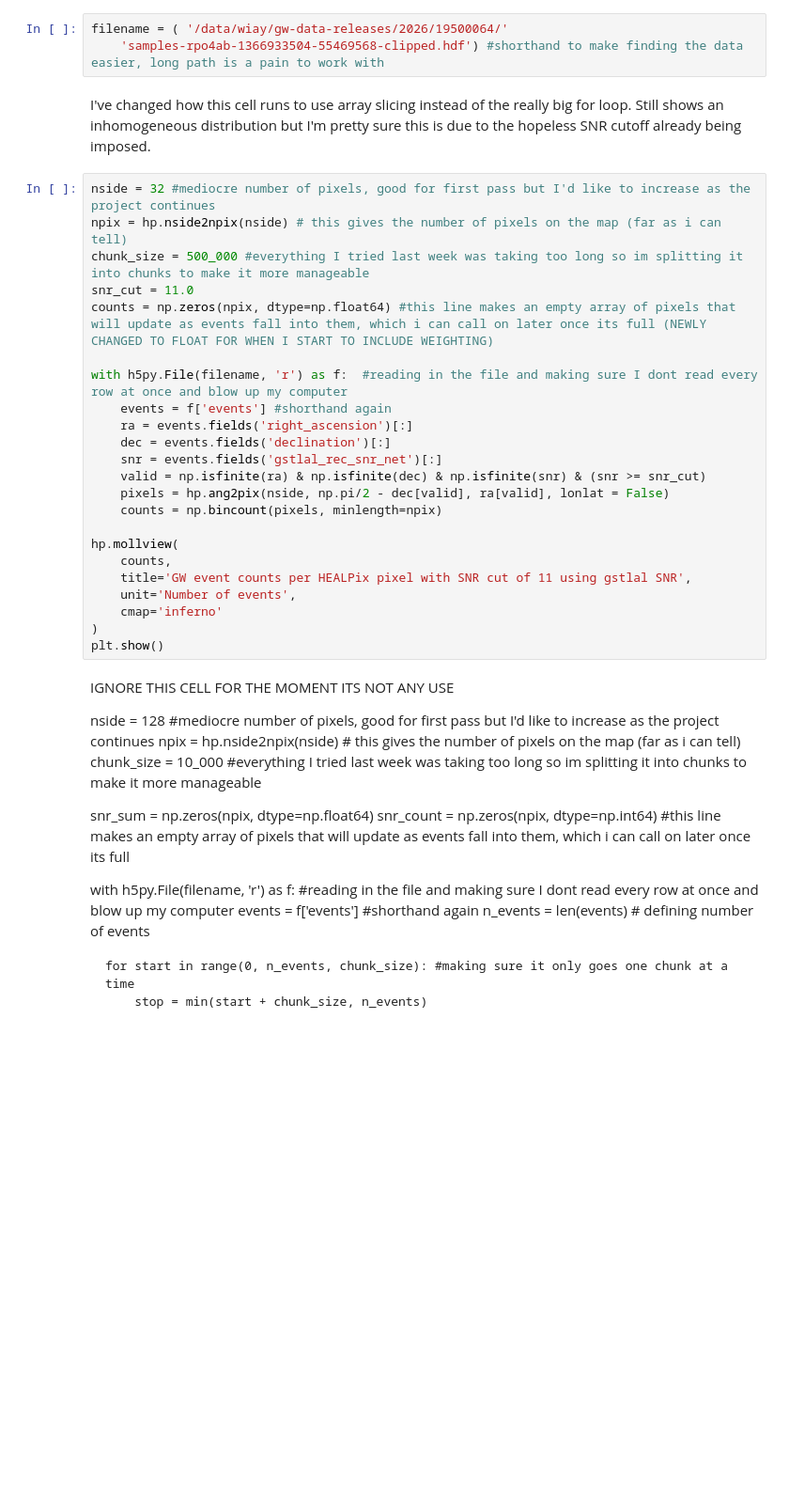
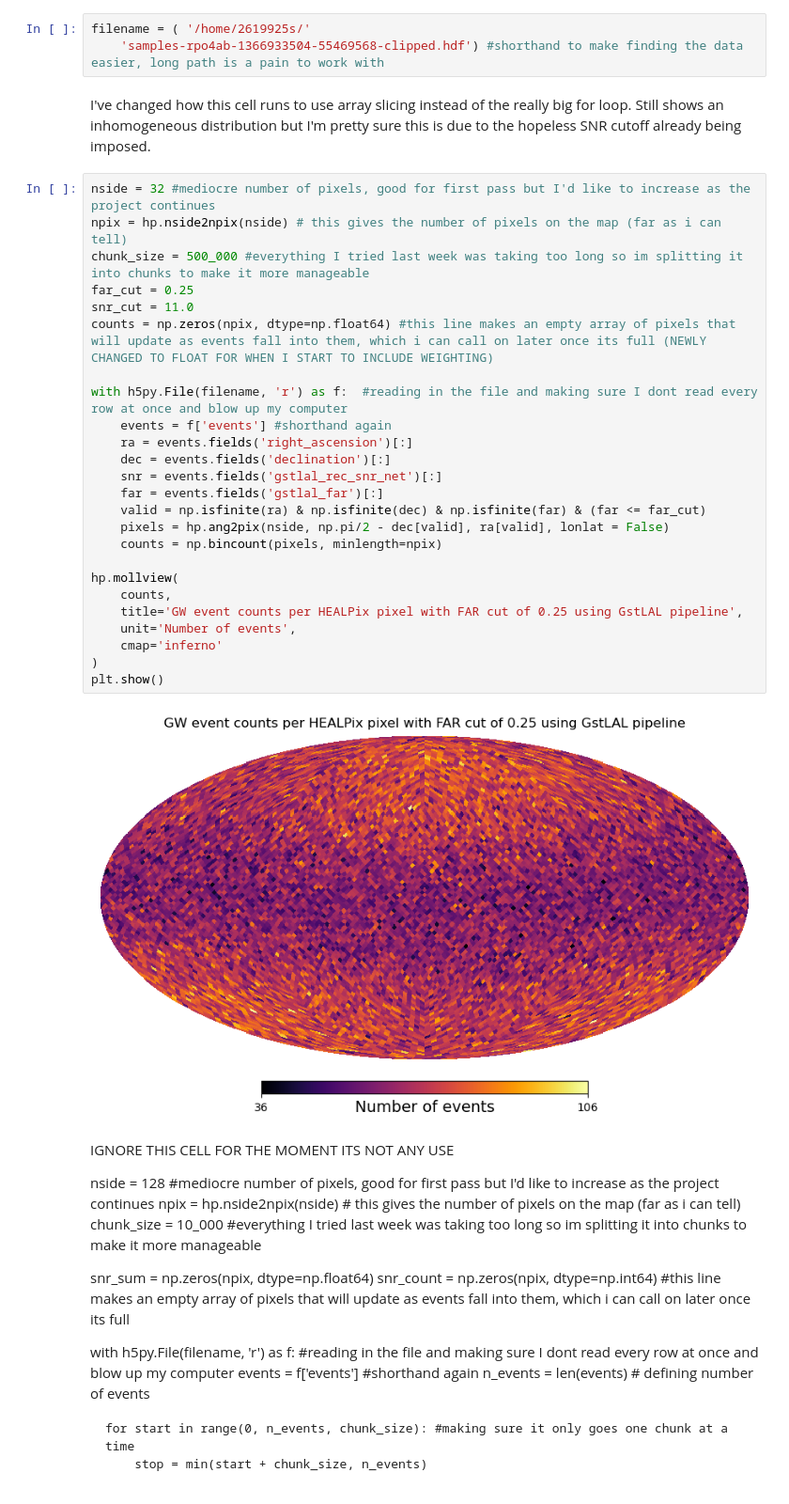
Before and after one commit to AStevens33/Cosmology-Masters-Project-, a Jupyter notebook: jupnotebooktrial.ipynb, the cells around one changed output. Shown at 94% size. Saved outputs shown, nothing was run; the diff lists cells and outputs as text; blank space fills up the shorter version.

Commit message:
updated initial map to include a FAR cut, also updated path and now leads to the file in my home directory

```diff
--- a/jupnotebooktrial.ipynb
+++ b/jupnotebooktrial.ipynb
@@ -22,33 +22,37 @@ m = np.arange(NPIX)
 hp.mollview(m, title="Mollview image RING")
 hp.graticule()
 # %%
-filename = ( '/data/wiay/gw-data-releases/2026/19500064/'
+filename = ( '/home/2619925s/'
     'samples-rpo4ab-1366933504-55469568-clipped.hdf') #shorthand to make finding the data easier, long path is a pain to work with
 # %% [markdown]
 I've changed how this cell runs to use array slicing instead of the really big for loop. Still shows an inhomogeneous distribution but I'm pretty sure this is due to the hopeless SNR cutoff already being imposed.
 # %%
 nside = 32 #mediocre number of pixels, good for first pass but I'd like to increase as the project continues
 npix = hp.nside2npix(nside) # this gives the number of pixels on the map (far as i can tell)
 chunk_size = 500_000 #everything I tried last week was taking too long so im splitting it into chunks to make it more manageable
+far_cut = 0.25
 snr_cut = 11.0
 counts = np.zeros(npix, dtype=np.float64) #this line makes an empty array of pixels that will update as events fall into them, which i can call on later once its full (NEWLY CHANGED TO FLOAT FOR WHEN I START TO INCLUDE WEIGHTING)
 
 with h5py.File(filename, 'r') as f:  #reading in the file and making sure I dont read every row at once and blow up my computer
     events = f['events'] #shorthand again
     ra = events.fields('right_ascension')[:]
     dec = events.fields('declination')[:]
     snr = events.fields('gstlal_rec_snr_net')[:]
-    valid = np.isfinite(ra) & np.isfinite(dec) & np.isfinite(snr) & (snr >= snr_cut)
+    far = events.fields('gstlal_far')[:]
+    valid = np.isfinite(ra) & np.isfinite(dec) & np.isfinite(far) & (far <= far_cut)
     pixels = hp.ang2pix(nside, np.pi/2 - dec[valid], ra[valid], lonlat = False)
     counts = np.bincount(pixels, minlength=npix)
 
 hp.mollview(
     counts,
-    title='GW event counts per HEALPix pixel with SNR cut of 11 using gstlal SNR',
+    title='GW event counts per HEALPix pixel with FAR cut of 0.25 using GstLAL pipeline',
     unit='Number of events',
     cmap='inferno'
 )
 plt.show()
+# %% [output]
+[figure, added]
 # %% [markdown]
 IGNORE THIS CELL FOR THE MOMENT ITS NOT ANY USE
 
```
